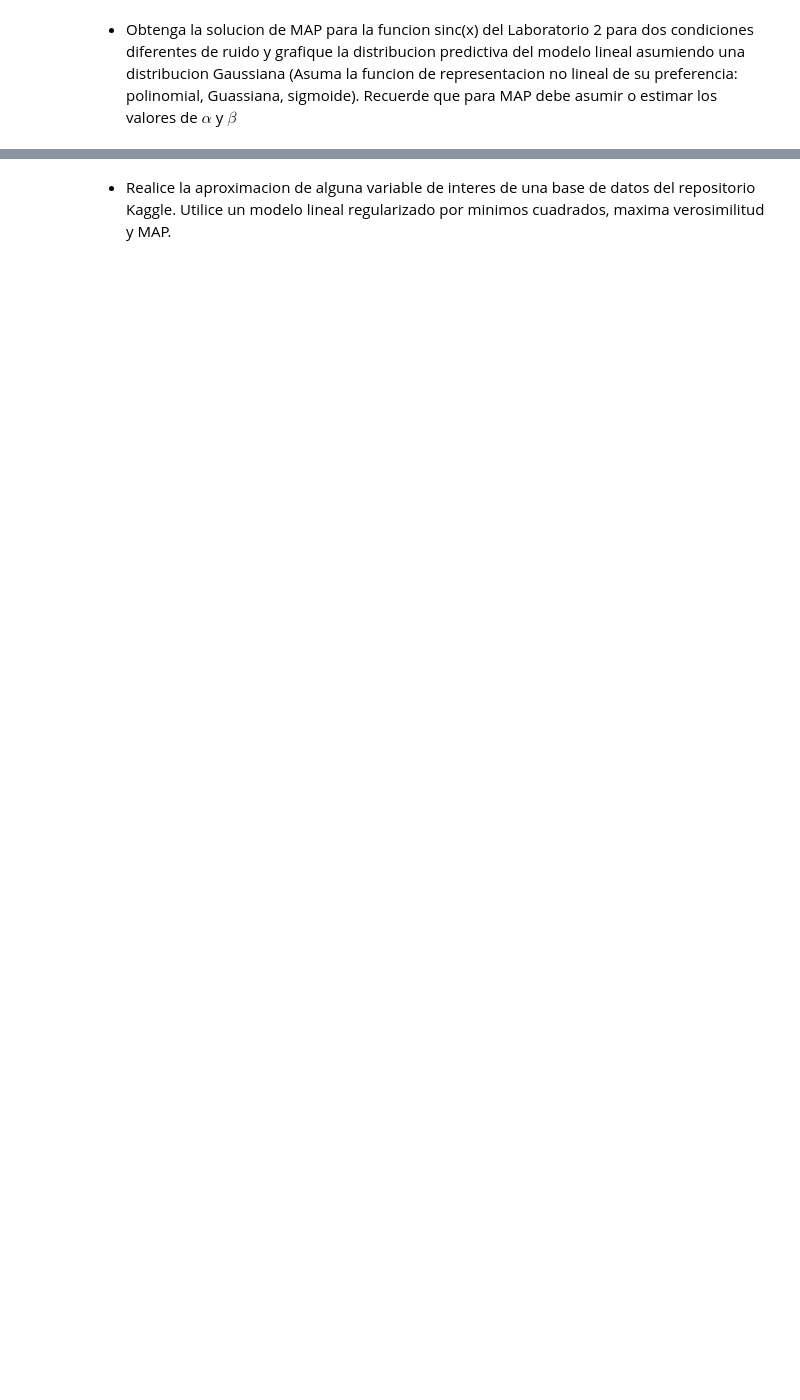
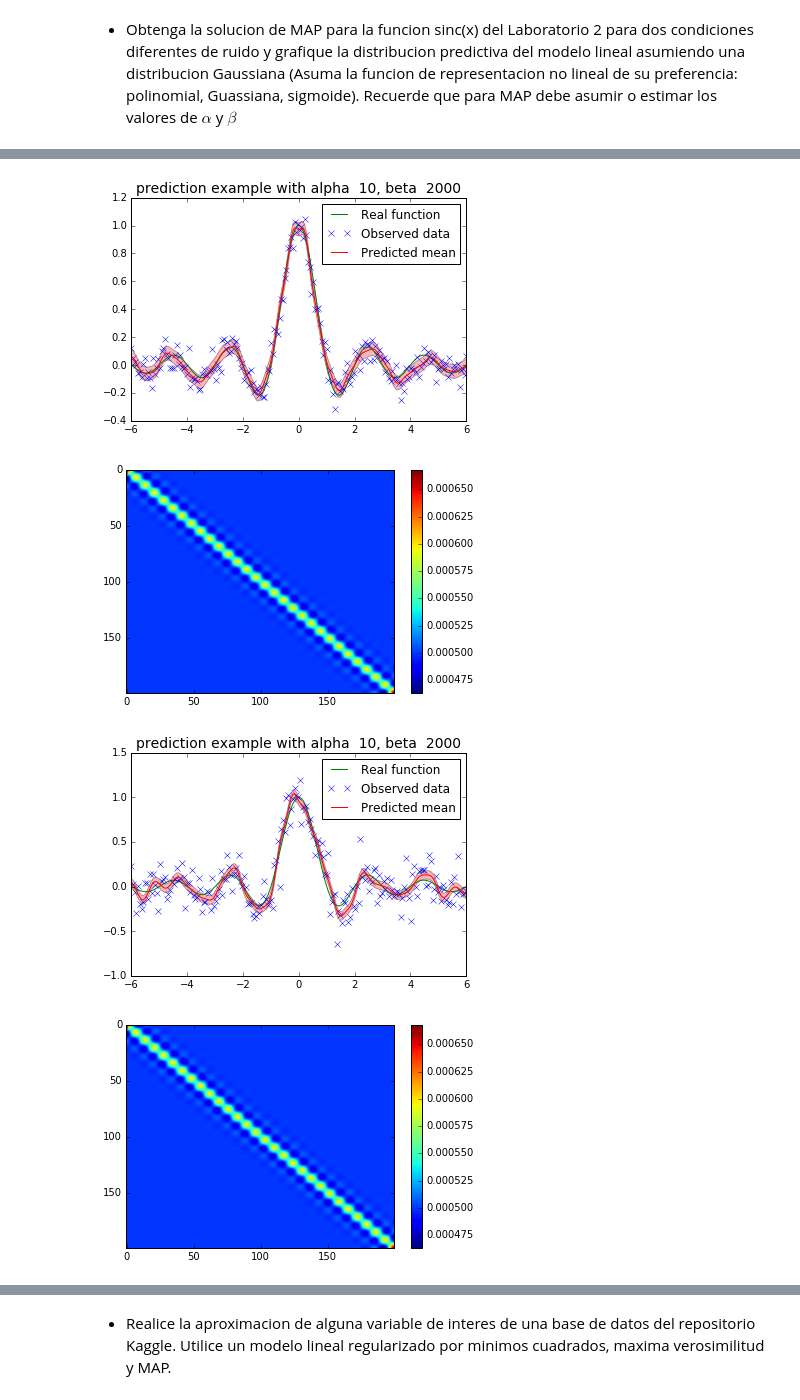
Before and after one commit to pin3da/data-science, a Jupyter notebook: Lab3.ipynb, the cells around one changed output, grey strips where cells are left out. Drawn from its saved outputs; the diff is of its cells as text; code cells hidden in the pictures; blank space fills up the shorter version.

```diff
--- a/Lab3.ipynb
+++ b/Lab3.ipynb
@@ -218,0 +197,69 @@ plot_norm(2, 2, 'r')
+# %%
+## MAP
+
+import scipy.stats as sst
+from numpy.random import multivariate_normal as mnormal_rand
+from scipy.stats import multivariate_normal as mnormal
+import matplotlib as mpl
+
+
+def plot_pdf(x, mean, cov, c):
+    y = mnormal.pdf(x, mean, cov, 500)
+    print(y)
+    # plt.axis('equal')
+    # plt.plot(x, y, c)
+
+def w_MAP(X, Y, alpha, beta):
+    la = alpha / beta
+    C = X.transpose().dot(X)
+    s = X.shape[1]
+    D = np.linalg.inv(C + la * np.eye(s, s))
+    return D.dot(X.transpose()).dot(Y)
+
+
+def predictive(alpha, beta, phi, wmap):
+    s_i = alpha * np.eye(phi.shape[1]) + beta * phi.T.dot(phi)
+    s = np.linalg.inv(s_i)
+    sign = 1 / beta + phi.dot(s).dot(phi.T)
+    mean = phi.dot(wmap)
+    return mean, sign
+
+
+def plotModel(x, m, v):
+    v = np.diag(v)
+    upper=m + 2 * np.sqrt(v)
+    lower=m - 2 * np.sqrt(v)
+    plt.plot(x,m,color="r", label='Predicted mean')
+    plt.legend(loc='best')
+    plt.fill(np.hstack((x,x[::-1])),np.hstack((upper,lower[::-1])),color=(0.88, 0.10, 0.1),alpha=0.3)
+    plt.plot(x,upper,color="#204a87",linewidth=0.2)
+    plt.plot(x,lower,color="#204a87",linewidth=0.2)
+
+eps = 1e-10
+
+def MAP(noise, alpha = 10, beta = 2000):
+    [x, y, yn, X, Y] = gen_data(-6, 6, 200, noise)
+    phi = gen_phi(X, -6, 6, 30)
+    wmap = w_MAP(phi, yn, alpha, beta)
+    mean, cov = predictive(alpha, beta, phi, wmap)
+    ye = mnormal_rand(mean[:,0], cov + eps * np.eye(cov.shape[0]))
+    plt.title('prediction example with alpha  %d, beta  %d' % (alpha, beta), fontsize = 14)
+    plt.plot(x, y, 'g', label="Real function")
+    plt.plot(x, yn, 'xb', label="Observed data")
+    plotModel(x, ye, cov)
+    plt.show()
+    plt.imshow(cov, aspect='auto')
+    plt.colorbar()
+    plt.show()
+
+MAP(0.07)
+MAP(0.15)
+
+MAP(0.07, 100, 200)
+MAP(0.07, 1, 20)
+MAP(0.07, 1000, 2000)
+# %% [output]
+[figure, added]
+[figure, added]
+[figure, added]
+[figure, added]
```
Also changed, not shown: parts of 7 cells of this notebook.
